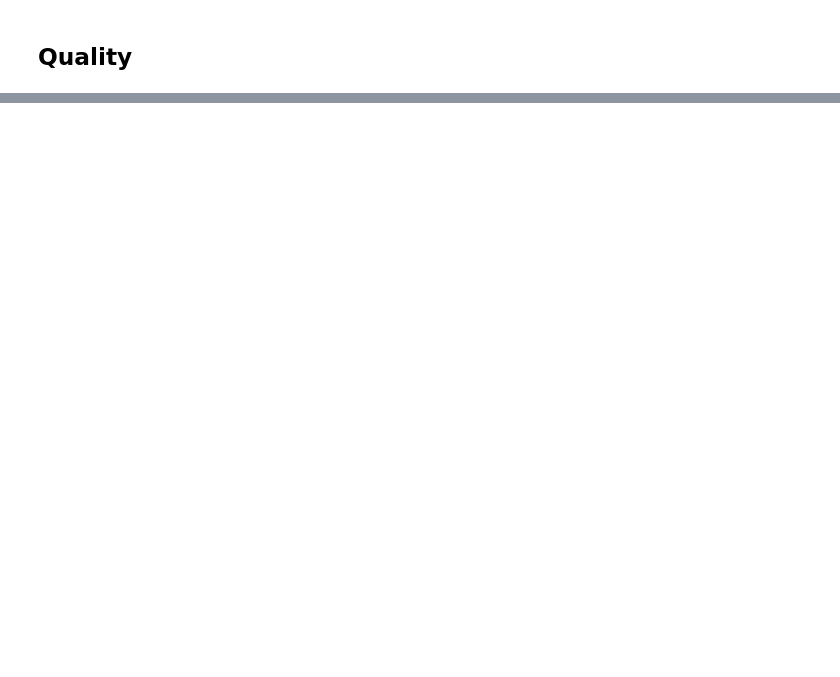
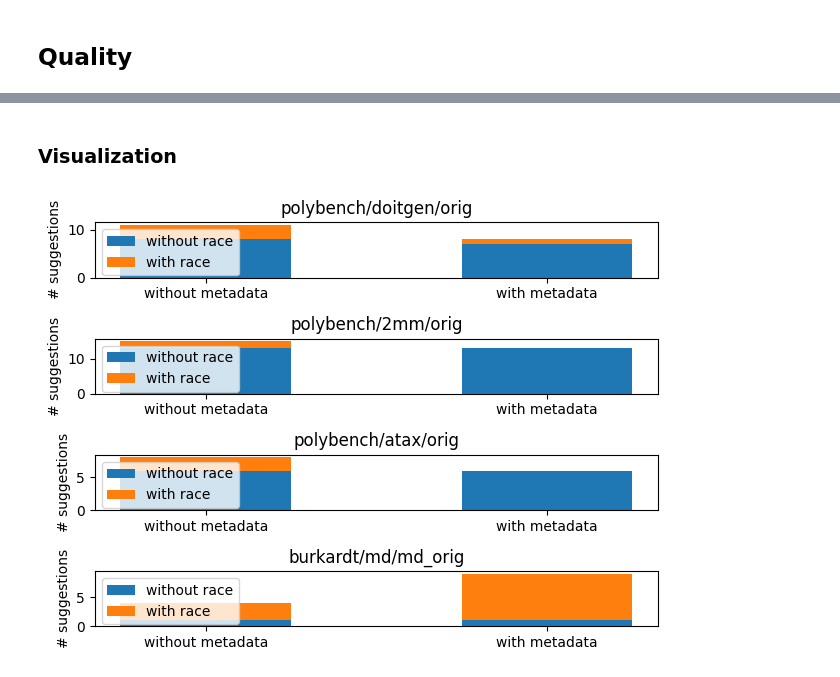
Before and after one commit to lukasrothenberger/measurement_harness, a Jupyter notebook: evaluation/dashboard.ipynb, the cells around one changed output, grey strips where cells are left out. Drawn from its saved outputs; the diff is of its cells as text; code cells hidden in the pictures; blank space fills up the shorter version.

```diff
--- a/evaluation/dashboard.ipynb
+++ b/evaluation/dashboard.ipynb
@@ -35,0 +56,7 @@ collect_so_data()
+# %% [markdown]
+### Visualization
+# %%
+from create_data_race_report import show_data_race_report
+show_data_race_report()
+# %% [output]
+[figure, added]
```
Also changed, not shown: parts of 11 cells of this notebook, 7 other files.
